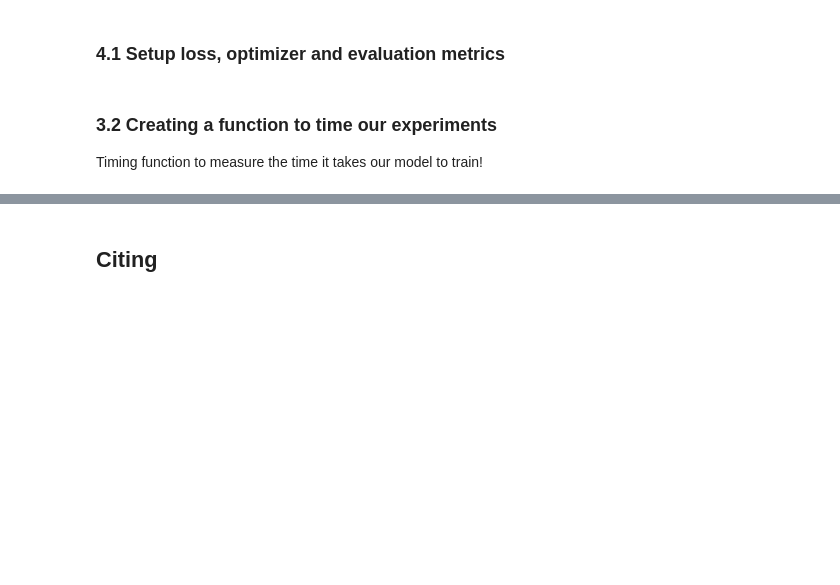
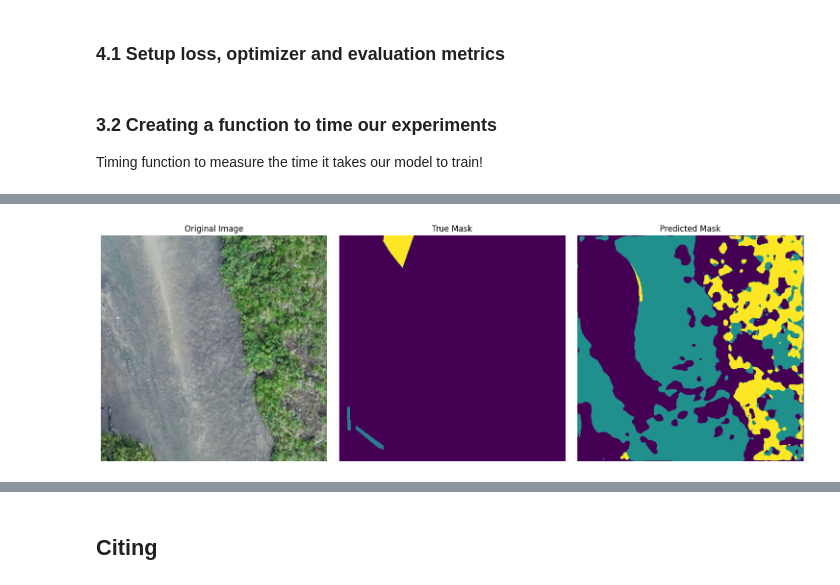
Before and after one commit to hiebschi/MoSE, a Jupyter notebook: loop_v01.ipynb, the cells around one changed output, grey strips where cells are left out. Cells and saved outputs as stored; diff of their text form; code cells hidden in the pictures; blank space fills up the shorter version.

Commit message:
training loop tested for the first time

```diff
--- a/loop_v01.ipynb
+++ b/loop_v01.ipynb
@@ -739,8 +740,10 @@ torch.Size([1, 9, 512, 512])
 ### 4.1 Setup loss, optimizer and evaluation metrics
 # %%
 # Setup loss function and optimizer
-loss_fn = smp.losses.DiceLoss(mode="multiclass")
-optimizer = torch.optim.Adam(model.parameters(), lr=0.001)
+loss_fn =  torch.nn.CrossEntropyLoss()
+# loss_fn = smp.losses.DiceLoss(mode="multiclass")
+optimizer = torch.optim.SGD(params=model.parameters(), lr=0.1)
+# optimizer = torch.optim.Adam(model.parameters(), lr=0.001)
 # %%
 # Calculate accuracy (classification metric)
 def accuracy_fn(y_true, y_pred):
@@ -823,7 +826,7 @@ for epoch in tqdm(range(epochs)):
 
         model.train()
         # 1. Forward pass
-        y_pred = torch.round(torch.sigmoid(model(images.to(device))))
+        y_pred = model(images)
 
         # 2. Calculate loss (per batch)
         loss = loss_fn(y_pred, masks)
@@ -840,12 +843,12 @@ for epoch in tqdm(range(epochs)):
         # The optimizer will update a model's parameters once per batch rather than once per epoch!!!
 
         # Print out how many samples have been seen
-        if batch % 400 == 0:
+        if batch % 100 == 0:
             print(f"Looked at {batch * len(images)}/{len(train_loader.dataset)} samples")
         # end of the train batch loop
 
-#     # Divide total train loss by length of train dataloader (average loss per batch per epoch) # we are now in the epoch loop
-#     train_loss /= len(train_loader)
+    # Divide total train loss by length of train dataloader (average loss per batch per epoch) # we are now in the epoch loop
+    train_loss /= len(train_loader)
 
 #     ### Testing
 #     # Setup variables for accumulatively adding up loss and accuracy
@@ -934,0 +944,5 @@ for epoch in range(num_epochs):
+# %%
+# y_pred: raw logits, shape [batch_size, num_classes, H, W]
+pred_classes = torch.argmax(y_pred, dim=1)  # shape [batch_size, H, W]
+
+pred_classes
@@ -934,0 +967,32 @@ for epoch in range(num_epochs):
+# %%
+import matplotlib.pyplot as plt
+
+# Wähle ein Beispiel aus dem Batch (z. B. erstes Bild)
+example_idx = 0
+
+# Originalbild
+image = images[example_idx].permute(1, 2, 0).cpu().numpy()  # [C, H, W] -> [H, W, C]
+image = (image - image.min()) / (image.max() - image.min())
+# Zielmaske (mit argmax von [num_classes, H, W] zu [H, W])
+true_mask = masks[example_idx].cpu().numpy().argmax(axis=0)  # [H, W]
+# Vorhergesagte Maske (mit argmax von [num_classes, H, W] zu [H, W])
+pred_mask = pred_classes[example_idx].cpu().numpy()  # [H, W]
+
+# Visualisierung
+fig, axes = plt.subplots(1, 3, figsize=(15, 5))
+axes[0].imshow(image)
+axes[0].set_title("Original Image")
+axes[0].axis("off")
+
+axes[1].imshow(true_mask, cmap="viridis")
+axes[1].set_title("True Mask")
+axes[1].axis("off")
+
+axes[2].imshow(pred_mask, cmap="viridis")
+axes[2].set_title("Predicted Mask")
+axes[2].axis("off")
+
+plt.tight_layout()
+plt.show()
+# %% [output]
+[figure, added]
```
Also changed, not shown: parts of 13 cells of this notebook.
